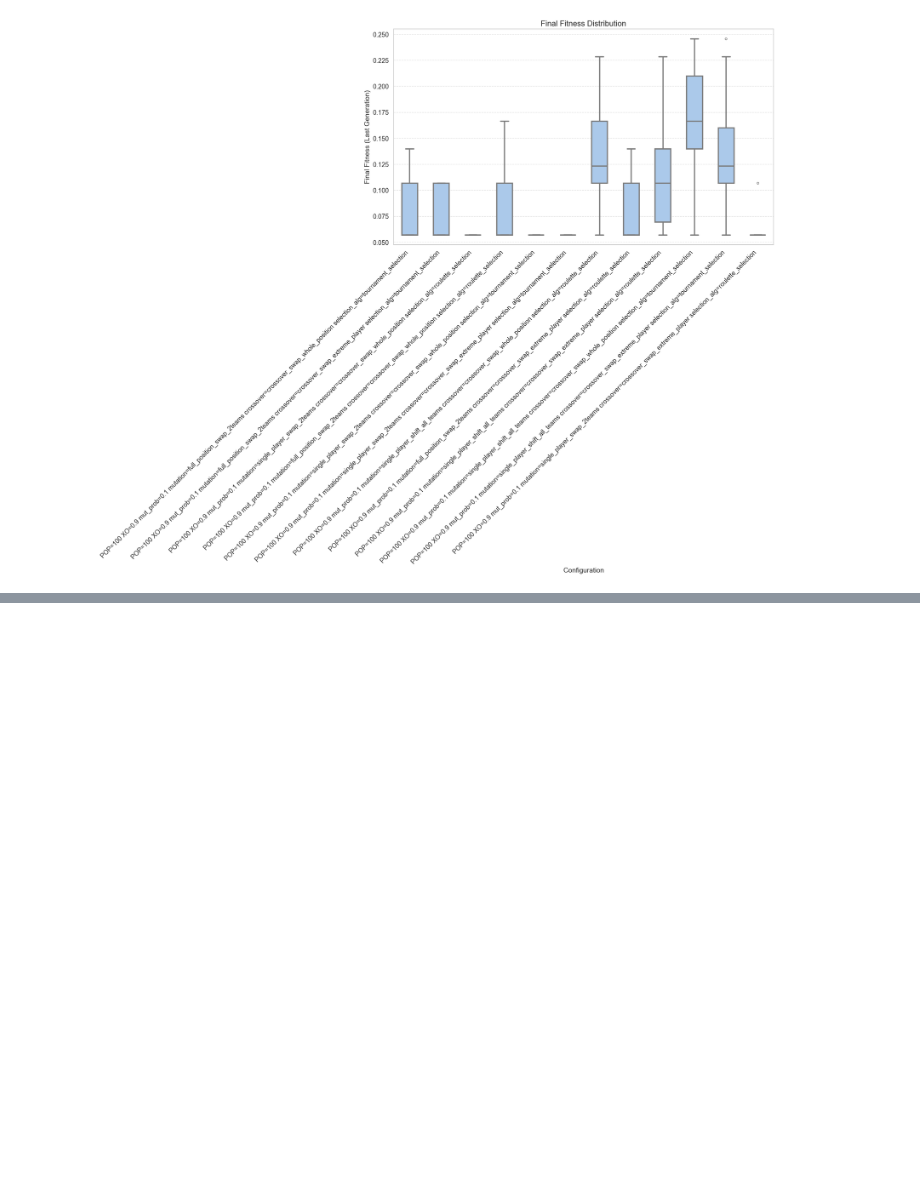
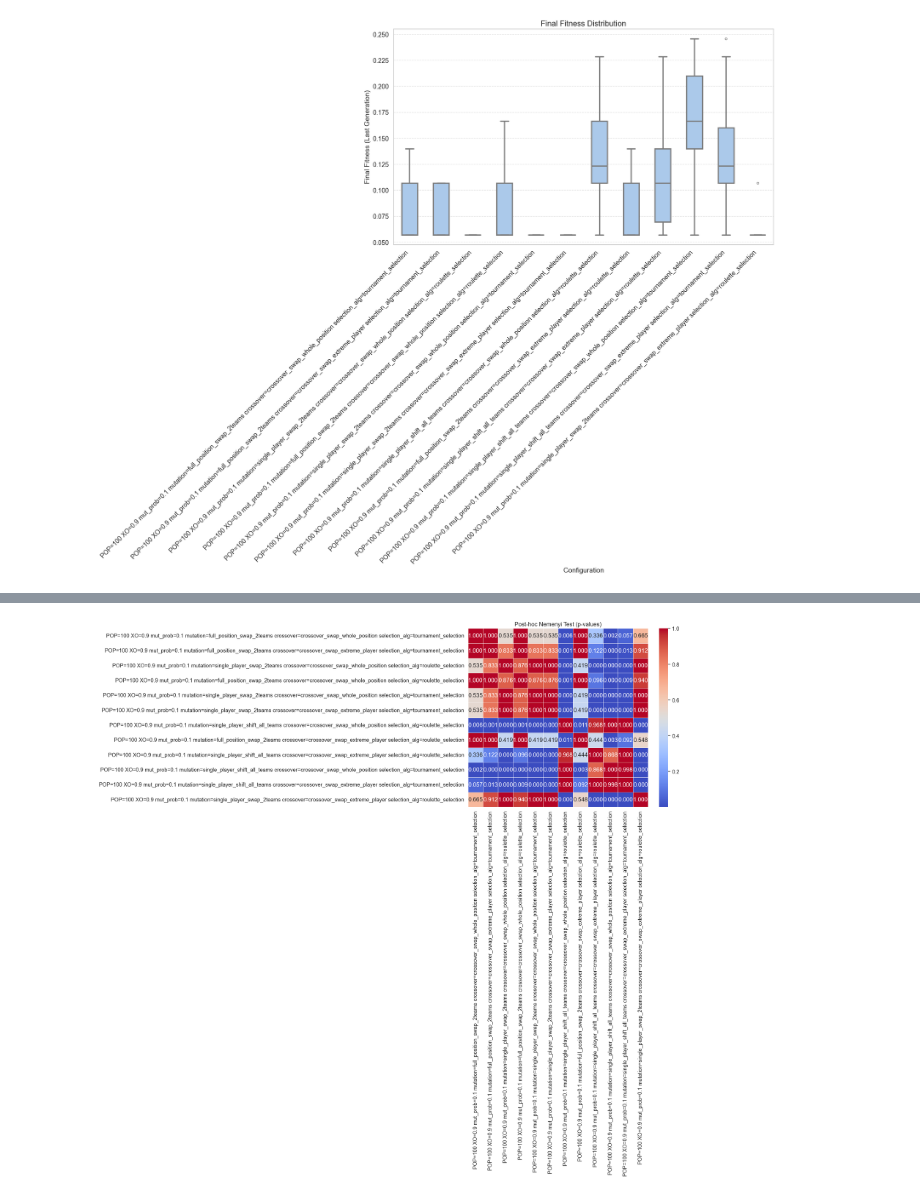
Before and after one commit to JuliaKarpienia/CIFO_project_groupA, a Jupyter notebook: evaluations.ipynb, the cells around one changed output, grey strips where cells are left out. Drawn from its saved outputs; the diff is of its cells as text; code cells hidden in the pictures; blank space fills up the shorter version.

```diff
--- a/evaluations.ipynb
+++ b/evaluations.ipynb
@@ -40,7 +40,7 @@ Null hypothesis (H₀): All configurations perform equally (no statistically sig
 If p < 0.05: You can reject H₀ — at least one configuration performs significantly differently.
 # %%
 fitness_dfs = load_fitness_logs("fitness_logs")
-labels, results = run_friedman_test_on_final_fitness(fitness_dfs)
+labels, results = run_friedman_test_on_best_fitness(fitness_dfs)
 # %% [output]
 Loaded 12 configurations from 'fitness_logs'
 
@@ -64,0 +69,2 @@ plot_final_fitness_boxplot()
+# %%
+posthoc_results = run_posthoc_nemenyi_from_best_fitness(labels, results)
@@ -64,0 +89,4 @@ plot_final_fitness_boxplot()
+# %%
+plot_posthoc_heatmap(posthoc_results)
+# %% [output]
+[figure, added]
```
Also changed, not shown: parts of 3 cells of this notebook, 1 other file.
